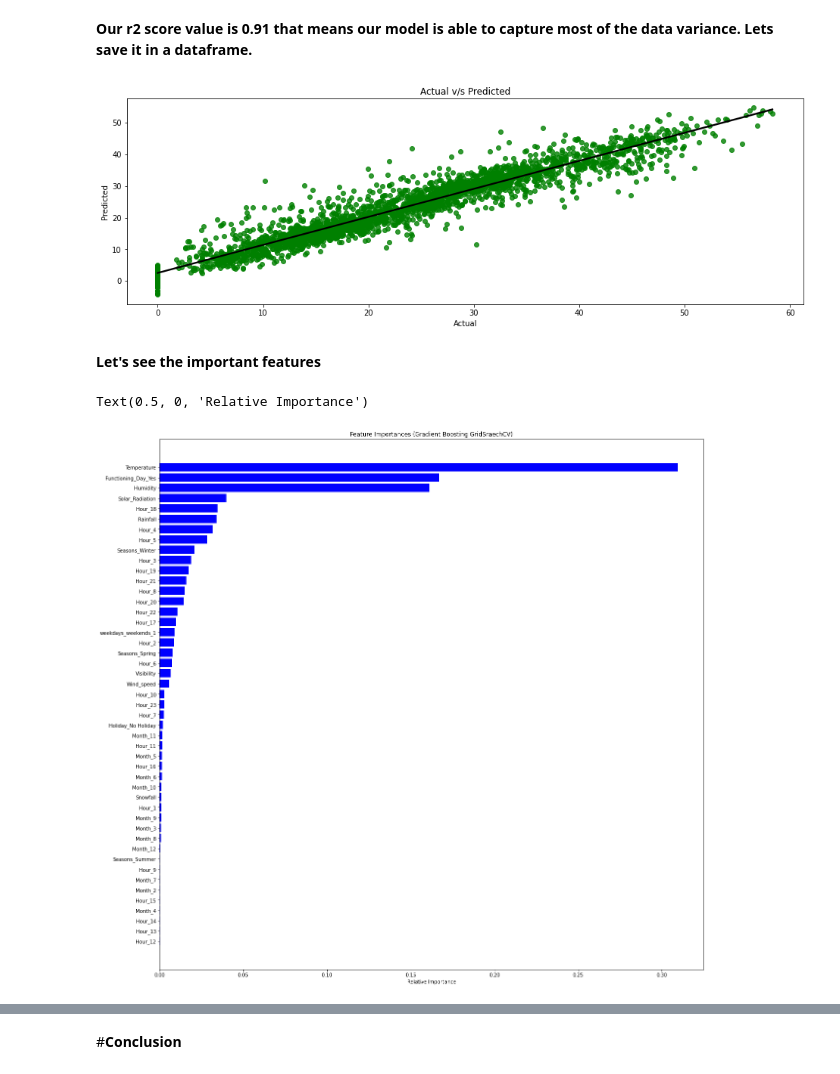
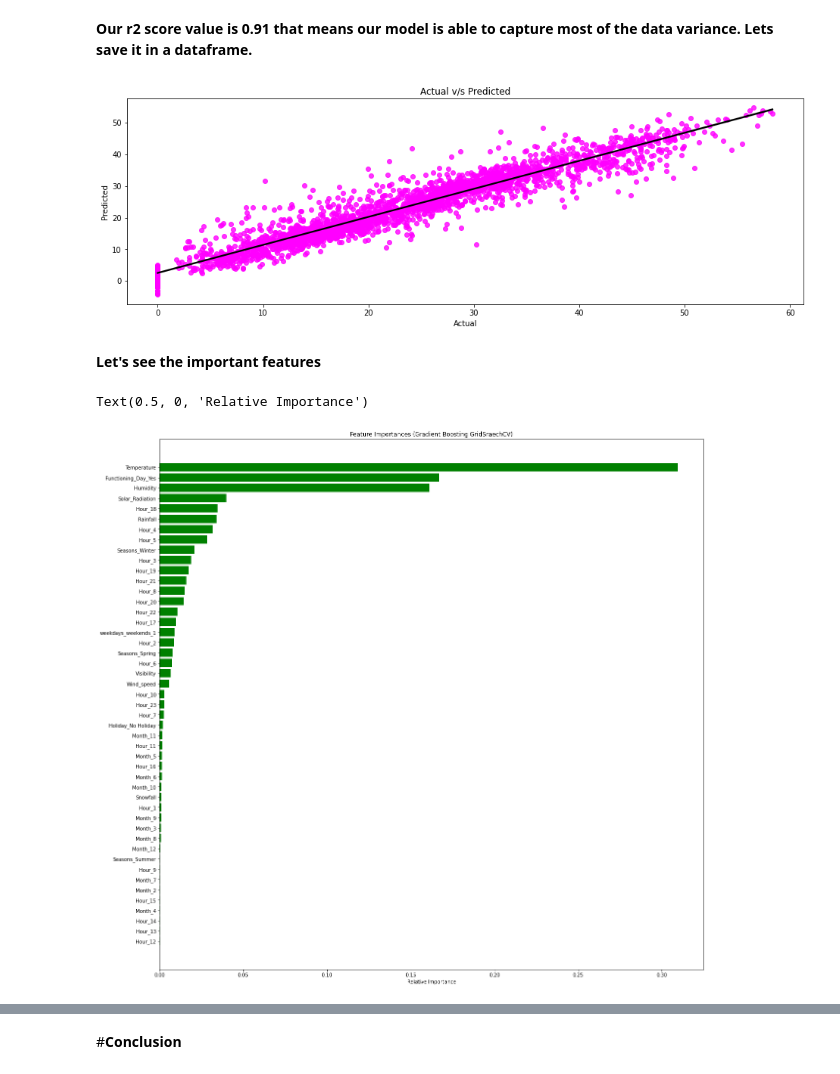
Before and after one commit to sksamima5/Bike-Sharing-Demand-Prediction-, a Jupyter notebook: Bike_Sharing_Demand_Prediction_Capstone_Project.ipynb, the cells around one changed output, grey strips where cells are left out. Saved outputs shown, nothing was run; the diff lists cells and outputs as text; code cells hidden in the pictures.

```diff
--- a/Bike_Sharing_Demand_Prediction_Capstone_Project.ipynb
+++ b/Bike_Sharing_Demand_Prediction_Capstone_Project.ipynb
@@ -77,6 +77,6 @@ Mounted at /content/drive
 # %%
 #Readind CSV file and load the data
-bike_df = pd.read_csv('/content/drive/MyDrive/Capstone Project (Bike share prediction)/SeoulBikeData.csv', encoding = 'latin')
+bike_df = pd.read_csv('/content/drive/MyDrive/Capstone Project-2 (Bike share demand prediction)/SeoulBikeData.csv', encoding = 'latin')
 # %% [markdown]
 #**Let's Explore and Understand about the data**
 # %%
@@ -1750,7 +1770,7 @@ It works in the following manner:
 *   Random Forest can feel like a black box approach for statistical modelers – you have very little control on what the model does. You can at best – try different parameters and random seeds!
 # %%
 #Implementation of Model
-rf_regressor = RandomForestRegressor()
+rf_regressor = RandomForestRegressor(max_depth=9, n_estimators=100)
 # %%
 #Fitting into the Model
 rf_regressor.fit(X_train, y_train)
@@ -2201,28 +2221,28 @@ def plot_scatter(y_pred_test_gb_optimal,y_test):
   '''Plot scatter plot for y_pred_test values and
   y_test values. To check how close we are to regresson line'''
   plt.figure(figsize=(16,5))
-  sns.regplot(x=y_test,y=y_pred_test_gb_optimal,scatter_kws={'color':'g'},line_kws={'color':'black'})
+  sns.regplot(x=y_test,y=y_pred_test_gb_optimal,scatter_kws={'color':'magenta'},line_kws={'color':'black'})
   plt.xlabel('Actual')
   plt.ylabel("Predicted")
   plt.title("Actual v/s Predicted")
 plot_scatter(y_pred_test_gb_optimal, y_test)
 # %% [output]
-[figure, old version]
+[figure, new version]
 # %% [markdown]
 <b> Let's see the important features
 # %%
 #Let's check the important variables
 imp_variables=X.columns
 importances = gb_reg_optimal.feature_importances_
 indices = np.argsort(importances)
 plt.figure(figsize=(20,20))
 plt.title('Feature Importances (Gradient Boosting GridSraechCV)')
-plt.barh(range(len(indices)), importances[indices], color='b', align='center')
+plt.barh(range(len(indices)), importances[indices], color='g', align='center')
 plt.yticks(range(len(indices)), imp_variables[indices])
 plt.xlabel('Relative Importance')
 # %% [output]
 Text(0.5, 0, 'Relative Importance')
-[figure, old version]
+[figure, new version]
 # %%
 importances = gb_reg_optimal.feature_importances_
 
```
Also changed, not shown: parts of 51 cells of this notebook.
